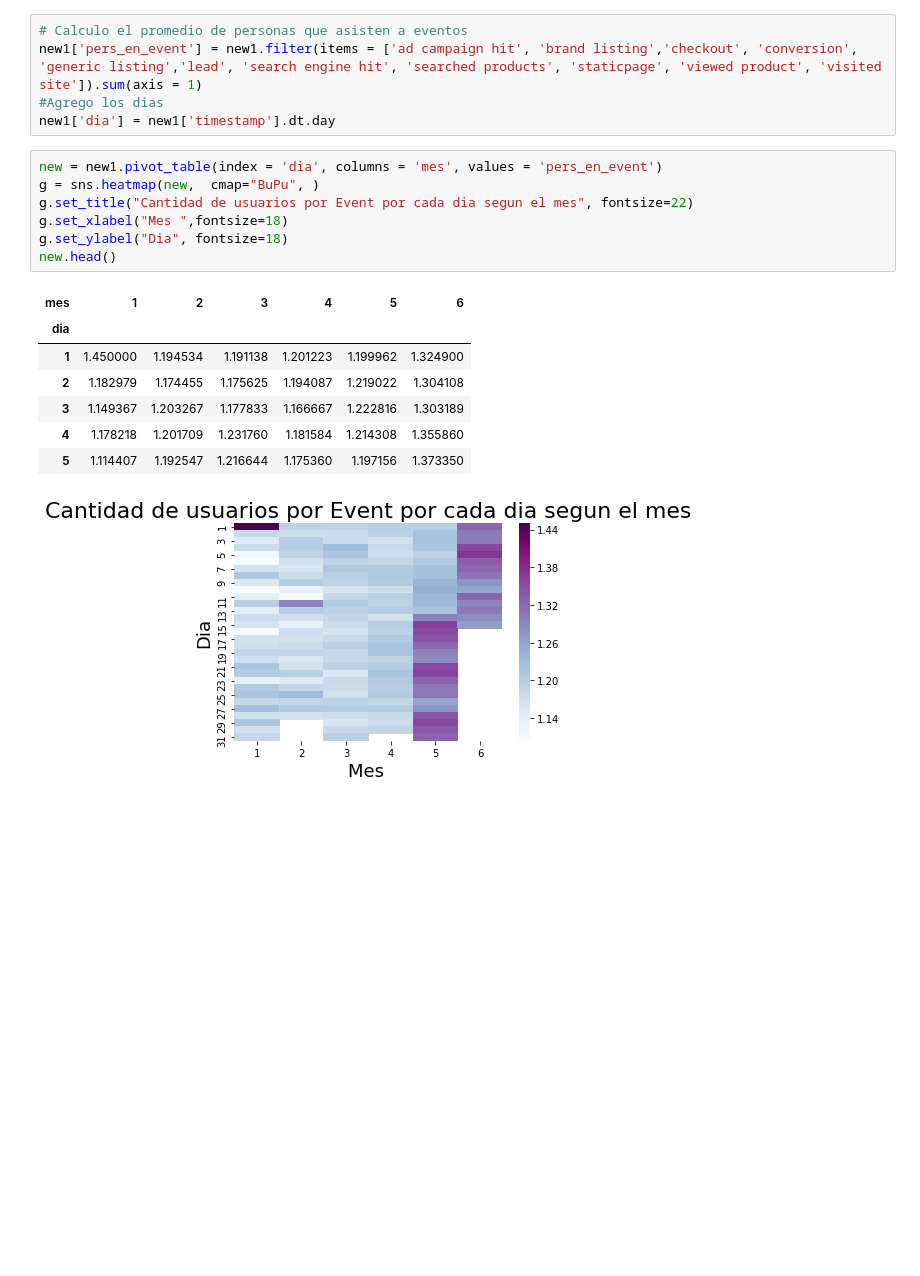
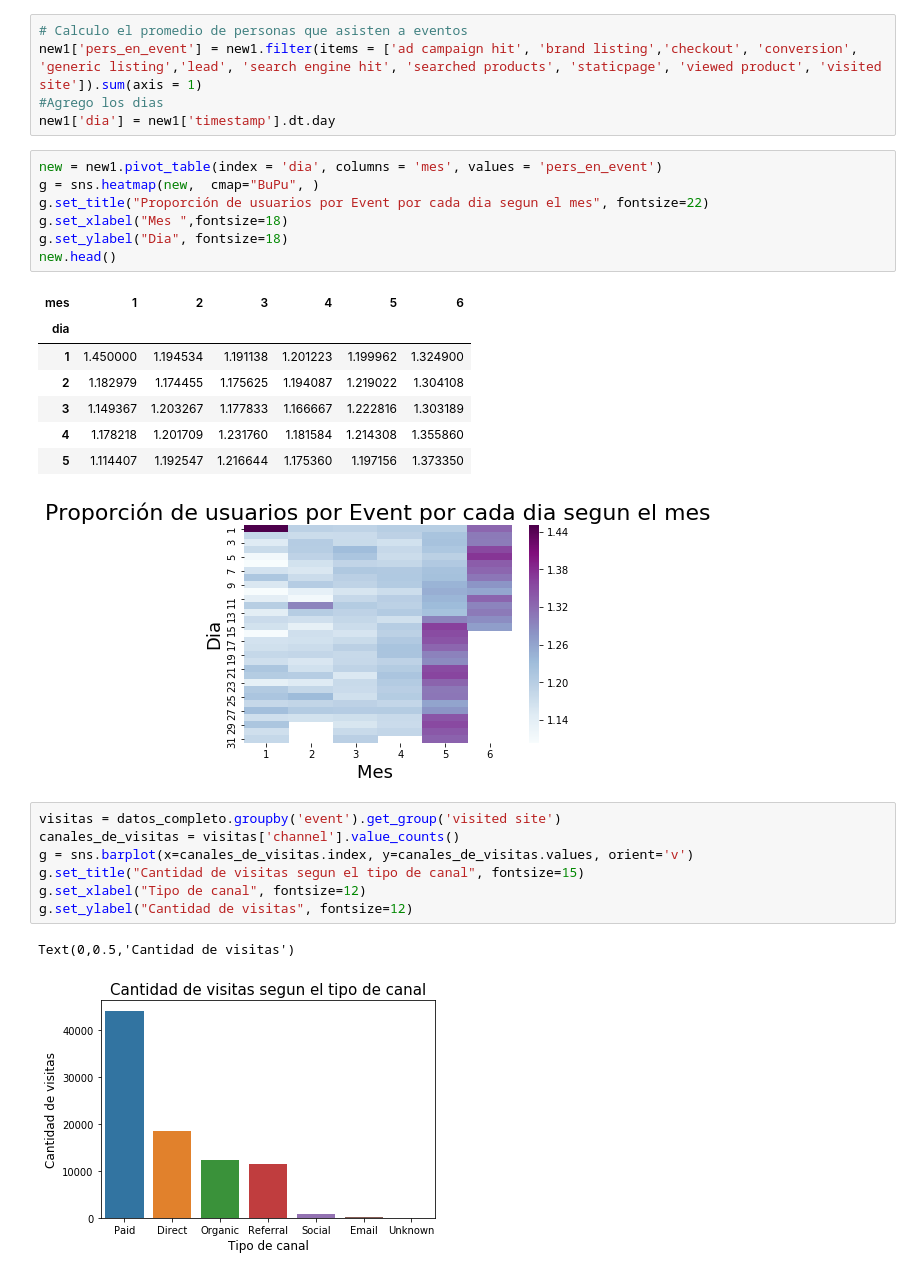
Before and after one commit to IgnacioKomar/OrganizacionDeDatos, a Jupyter notebook: TP1.ipynb, the cells around one changed output. Saved outputs shown, nothing was run; the diff lists cells and outputs as text; blank space fills up the shorter version.

```diff
--- a/TP1.ipynb
+++ b/TP1.ipynb
@@ -254,7 +231,7 @@ new1['dia'] = new1['timestamp'].dt.day
 # %%
 new = new1.pivot_table(index = 'dia', columns = 'mes', values = 'pers_en_event')
 g = sns.heatmap(new,  cmap="BuPu", )
-g.set_title("Cantidad de usuarios por Event por cada dia segun el mes", fontsize=22)
+g.set_title("Proporción de usuarios por Event por cada dia segun el mes", fontsize=22)
 g.set_xlabel("Mes ",fontsize=18)
 g.set_ylabel("Dia", fontsize=18)
 new.head()
@@ -266,4 +243,14 @@ new.head()
 | 3 | 1.149367 | 1.203267 | 1.177833 | 1.166667 | 1.222816 | 1.303189 |
 | 4 | 1.178218 | 1.201709 | 1.231760 | 1.181584 | 1.214308 | 1.355860 |
 | 5 | 1.114407 | 1.192547 | 1.216644 | 1.175360 | 1.197156 | 1.373350 |
-[figure, old version]
+[figure, new version]
+# %%
+visitas = datos_completo.groupby('event').get_group('visited site')
+canales_de_visitas = visitas['channel'].value_counts()
+g = sns.barplot(x=canales_de_visitas.index, y=canales_de_visitas.values, orient='v')
+g.set_title("Cantidad de visitas segun el tipo de canal", fontsize=15)
+g.set_xlabel("Tipo de canal", fontsize=12)
+g.set_ylabel("Cantidad de visitas", fontsize=12)
+# %% [output]
+Text(0,0.5,'Cantidad de visitas')
+[figure, added]
```
Also changed, not shown: parts of 7 cells of this notebook, 1 other file.
